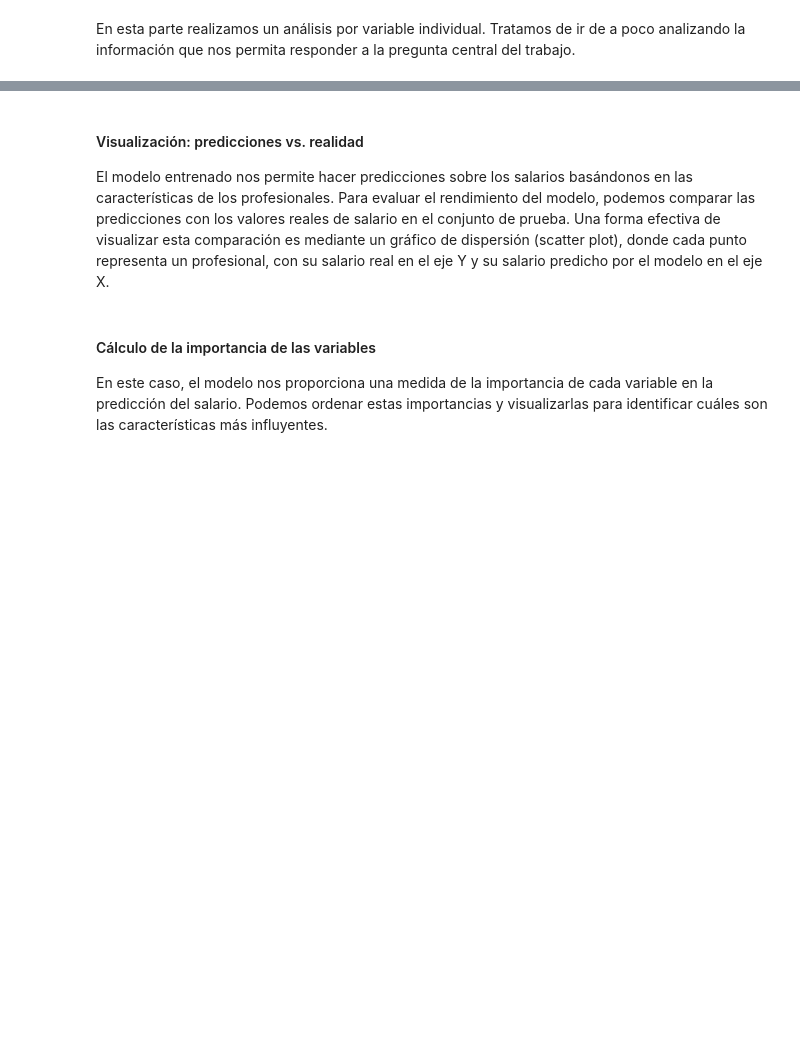
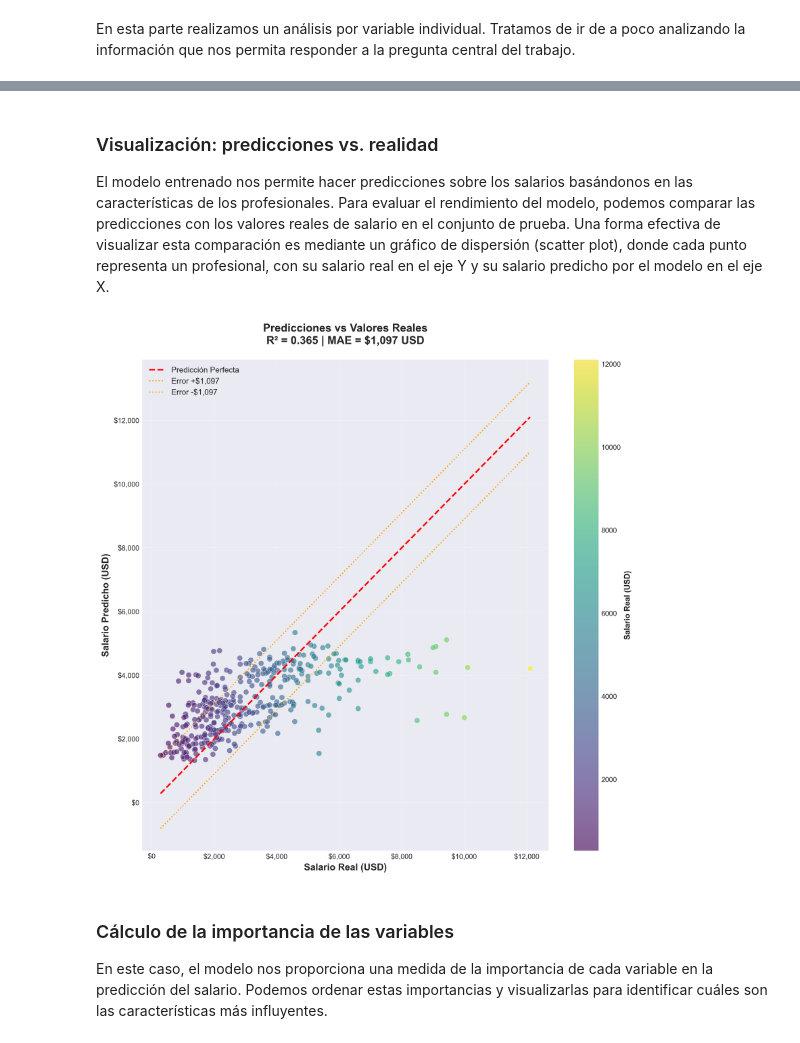
Before and after one commit to SabatoCom24212/EPDS_1A_2C25_Trabajo_de_simulaci-n_III, a Jupyter notebook: EPDS_1A_2C25_Trabajo_de_simulación_III.ipynb, the cells around one changed output, grey strips where cells are left out. Saved outputs shown, nothing was run; the diff lists cells and outputs as text; code cells hidden in the pictures; blank space fills up the shorter version.

```diff
--- a/EPDS_1A_2C25_Trabajo_de_simulación_III.ipynb
+++ b/EPDS_1A_2C25_Trabajo_de_simulación_III.ipynb
@@ -788,4 +846,4 @@ print()
 # %% [markdown]
-#### Visualización: predicciones vs. realidad
+### Visualización: predicciones vs. realidad
 
 El modelo entrenado nos permite hacer predicciones sobre los salarios basándonos en las características de los profesionales. Para evaluar el rendimiento del modelo, podemos comparar las predicciones con los valores reales de salario en el conjunto de prueba. Una forma efectiva de visualizar esta comparación es mediante un gráfico de dispersión (scatter plot), donde cada punto representa un profesional, con su salario real en el eje Y y su salario predicho por el modelo en el eje X.
@@ -892,5 +850,59 @@ fig.show()
+# %%
+# Scatter plot con muestreo si hay muchos puntos
+n_points = len(y_test)
+if n_points > 500:
+    sample_indices = np.random.choice(n_points, 500, replace=False)
+    y_test_sample = y_test.iloc[sample_indices]
+    y_pred_sample = y_pred_test[sample_indices]
+else:
+    y_test_sample = y_test
+    y_pred_sample = y_pred_test
+
+fig, ax = plt.subplots(figsize=(10, 10))
+
+# Scatter plot
+scatter = ax.scatter(y_test_sample, y_pred_sample,
+                     c=y_test_sample, cmap='viridis',
+                     s=50, alpha=0.6, edgecolors='white', linewidth=0.5)
+
+# Línea de predicción perfecta
+min_val = min(y_test.min(), y_pred_test.min())
+max_val = max(y_test.max(), y_pred_test.max())
+ax.plot([min_val, max_val], [min_val, max_val],
+        'r--', linewidth=2, label='Predicción Perfecta')
+
+# Bandas de error (±MAE)
+ax.plot([min_val, max_val], [min_val + mae_test, max_val + mae_test],
+        'orange', linestyle=':', linewidth=1.5, label=f'Error +${mae_test:,.0f}')
+ax.plot([min_val, max_val], [min_val - mae_test, max_val - mae_test],
+        'orange', linestyle=':', linewidth=1.5, label=f'Error -${mae_test:,.0f}')
+
+ax.set_xlabel('Salario Real (USD)', fontweight='bold', fontsize=12)
+ax.set_ylabel('Salario Predicho (USD)', fontweight='bold', fontsize=12)
+ax.set_title(f'Predicciones vs Valores Reales\nR² = {r2_test:.3f} | MAE = ${mae_test:,.0f} USD',
+             fontweight='bold', fontsize=14, pad=20)
+ax.legend(loc='upper left', framealpha=0.9, fontsize=10)
+ax.grid(True, alpha=0.3)
+
+# Formato de ejes
+ax.xaxis.set_major_formatter(plt.FuncFormatter(lambda x, p: f'${x:,.0f}'))
+ax.yaxis.set_major_formatter(plt.FuncFormatter(lambda x, p: f'${x:,.0f}'))
+
+# Colorbar
+cbar = plt.colorbar(scatter, ax=ax)
+cbar.set_label('Salario Real (USD)', fontweight='bold')
+
+if n_points > 500:
+    ax.text(0.5, 0.02, f'Nota: Mostrando 500 de {n_points} puntos',
+            transform=ax.transAxes, ha='center', fontsize=9,
+            style='italic', color='gray')
+
+plt.tight_layout()
+plt.show()
+# %% [output]
+[figure, added]
 # %% [markdown]
-#### Cálculo de la importancia de las variables
+### Cálculo de la importancia de las variables
 
 En este caso, el modelo nos proporciona una medida de la importancia de cada variable en la predicción del salario. Podemos ordenar estas importancias y visualizarlas para identificar cuáles son las características más influyentes.
 # %%
```
Also changed, not shown: parts of 30 cells of this notebook.
